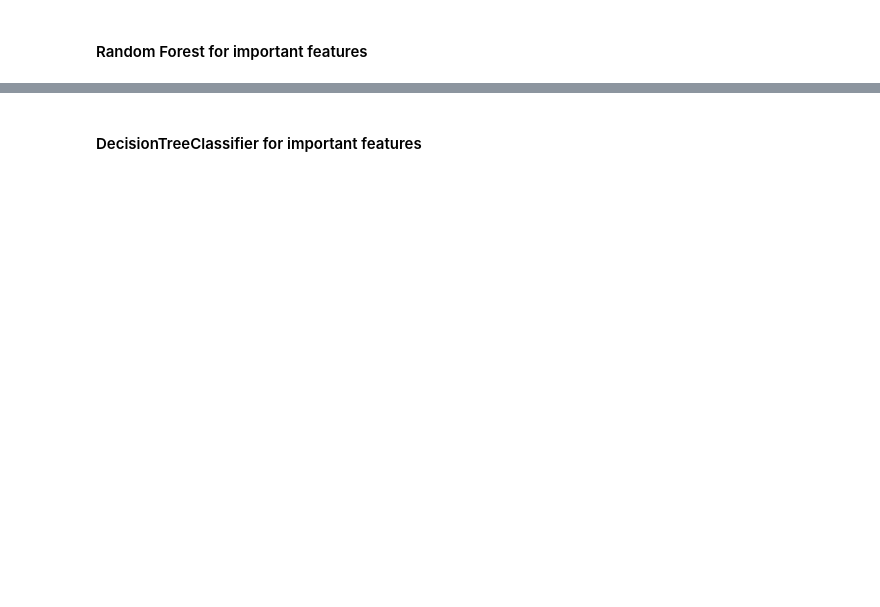
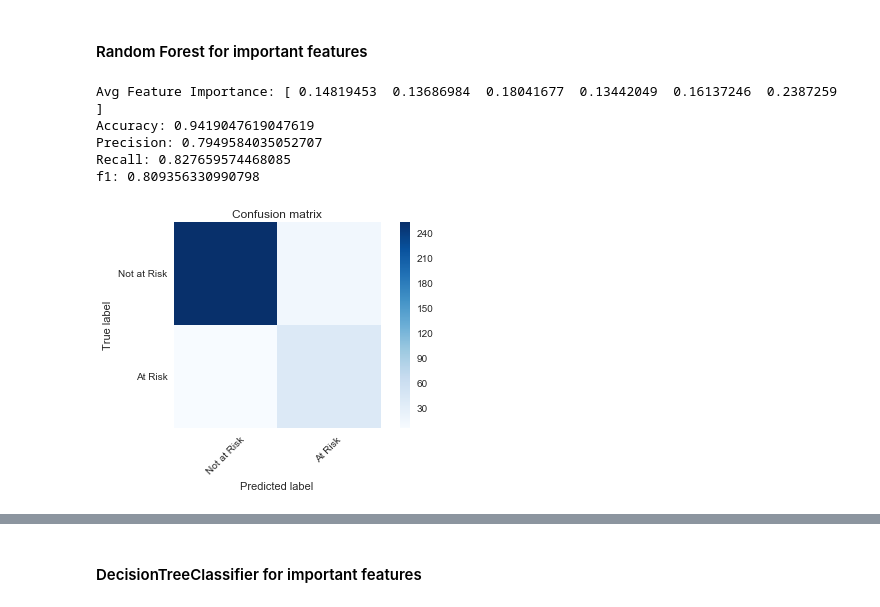
Before and after one commit to emilyhoughkovacs/humanitarian_unrest_classifier, a Jupyter notebook: ken_m/analyze_sql_data_multiyear.ipynb, the cells around one changed output, grey strips where cells are left out. Saved outputs shown, nothing was run; the diff lists cells and outputs as text; code cells hidden in the pictures; blank space fills up the shorter version.

```diff
--- a/ken_m/analyze_sql_data_multiyear.ipynb
+++ b/ken_m/analyze_sql_data_multiyear.ipynb
@@ -703,5 +689,14 @@ f1: 0.7124577728258608
 # %% [markdown]
 #### Random Forest for important features
+# %%
+getCrossValScoresBySSS(X, y, model=RandomForestClassifier(n_estimators=100), get_cm = True)
+# %% [output]
+Avg Feature Importance: [ 0.14819453  0.13686984  0.18041677  0.13442049  0.16137246  0.2387259 ]
+Accuracy: 0.9419047619047619
+Precision: 0.7949584035052707
+Recall: 0.827659574468085
+f1: 0.809356330990798
+[figure, added]
 # %%
 getCrossValScoresBySSS(X, y, model=RandomForestClassifier(n_estimators=30), get_cm = True)
 # %% [output]
```
Also changed, not shown: parts of 42 cells of this notebook.
